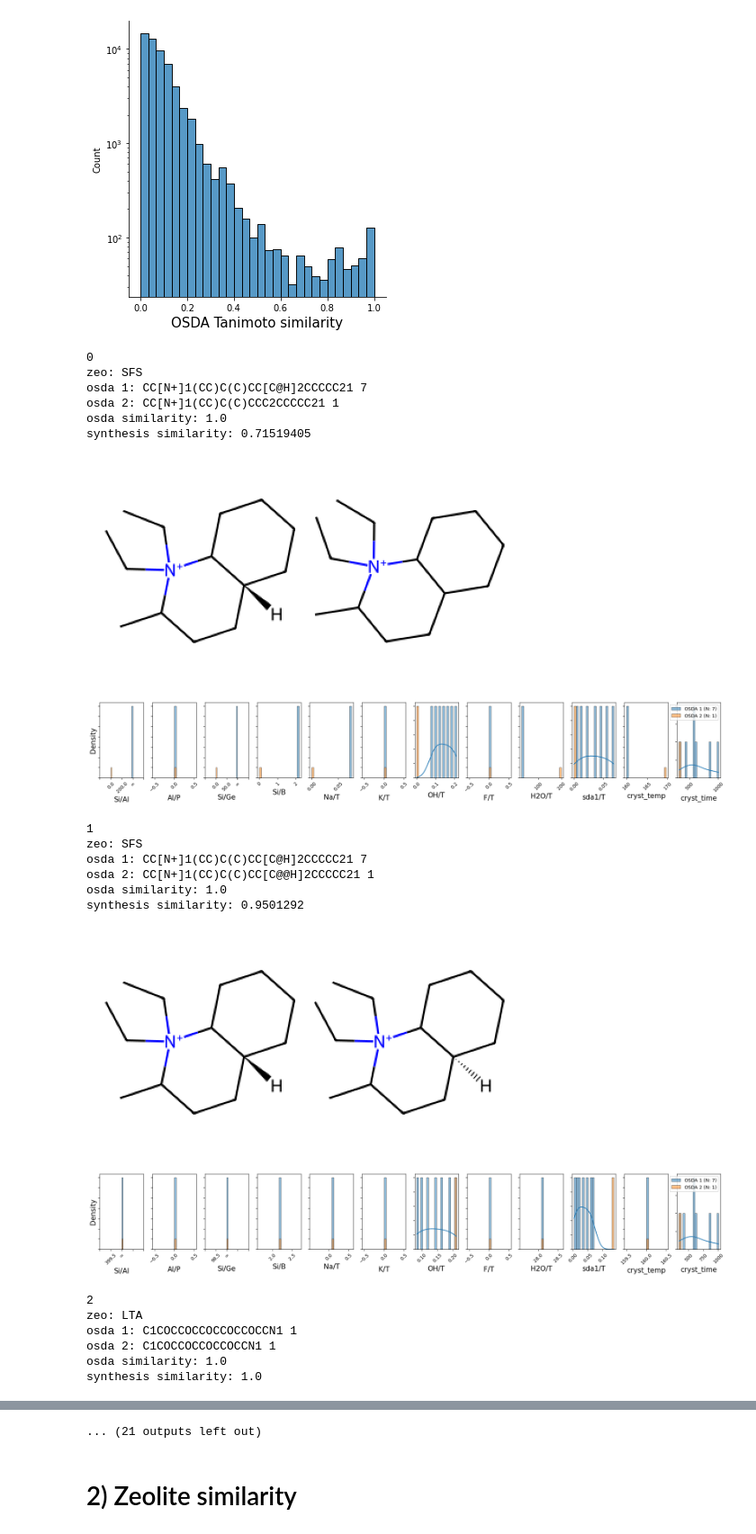
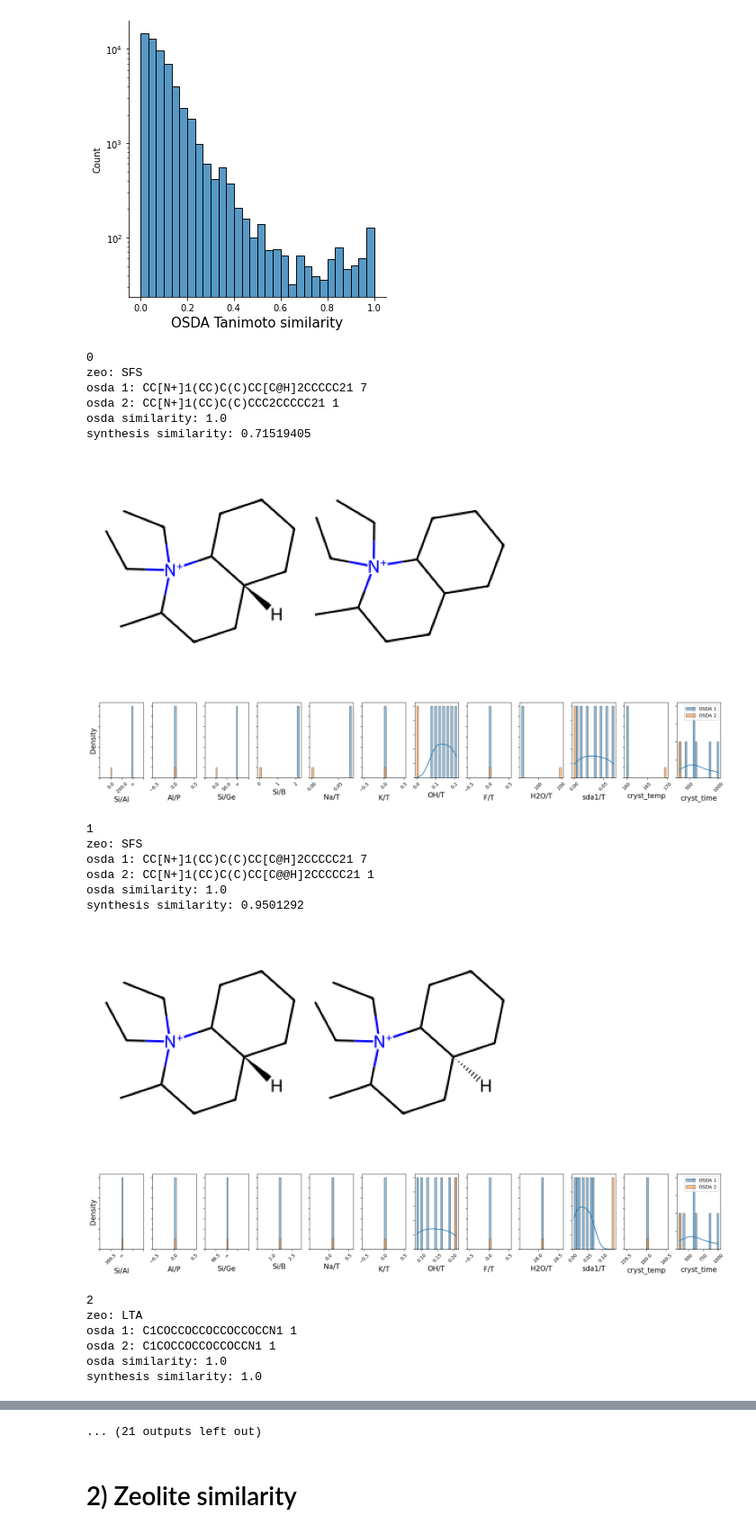
Before and after one commit to eltonpan/zeosyn_gen, a Jupyter notebook: data/augmentation.ipynb, the cells around one changed output, grey strips where cells are left out. Shown at 90% size. Drawn from its saved outputs; the diff is of its cells as text; code cells hidden in the pictures.

Commit message:
generalized compare_gel_conds plotting function to variable number (up to 7 colors) of synthesis distributions

```diff
--- a/data/augmentation.ipynb
+++ b/data/augmentation.ipynb
@@ -150,35 +150,35 @@ plt.yscale('log')
 # Visualize some systems
 for idx in range(len(df_osda_sim)):
     data = df_osda_sim.iloc[idx]
     zeo, osda_src, osda_ref, osda_sim, syn_sim = data['zeo'], data['osda_src'], data['osda_ref'], data['osda_sim'], data['syn_sim']
 
     df_zeo = df[df['zeo']==zeo]
     df_zeo = df_zeo.drop(columns=['zeo'])
 
     df_zeo_osda_src = df_zeo[df_zeo['osda']==osda_src].drop(columns=['osda'])
     df_zeo_osda_ref = df_zeo[df_zeo['osda']==osda_ref].drop(columns=['osda'])
 
     print(idx)
     print('zeo:', zeo)
     print('osda 1:', osda_src, len(df_zeo_osda_src))
     print('osda 2:', osda_ref, len(df_zeo_osda_ref))
     print('osda similarity:', osda_sim)
     print('synthesis similarity:', syn_sim)
 
     visualize_smiles([osda_src, osda_ref])
-    compare_gel_conds(df_zeo_osda_src, df_zeo_osda_ref, kde=True)
+    compare_gel_conds([df_zeo_osda_src, df_zeo_osda_ref], ['OSDA 1', 'OSDA 2'], kde=True)
 
     if idx == 10:
         break
 # %% [output]
 0
 zeo: SFS
 osda 1: CC[N+]1(CC)C(C)CC[C@H]2CCCCC21 7
 osda 2: CC[N+]1(CC)C(C)CCC2CCCCC21 1
 osda similarity: 1.0
 synthesis similarity: 0.71519405
 [figure]
-[figure, old version]
+[figure, new version]
 1
 zeo: SFS
 osda 1: CC[N+]1(CC)C(C)CC[C@H]2CCCCC21 7
@@ -186,7 +186,7 @@ osda 2: CC[N+]1(CC)C(C)CC[C@@H]2CCCCC21 1
 osda similarity: 1.0
 synthesis similarity: 0.9501292
 [figure]
-[figure, old version]
+[figure, new version]
 2
 zeo: LTA
 osda 1: C1COCCOCCOCCOCCOCCN1 1
```
Also changed, not shown: parts of 2 cells of this notebook, 1 other file.
